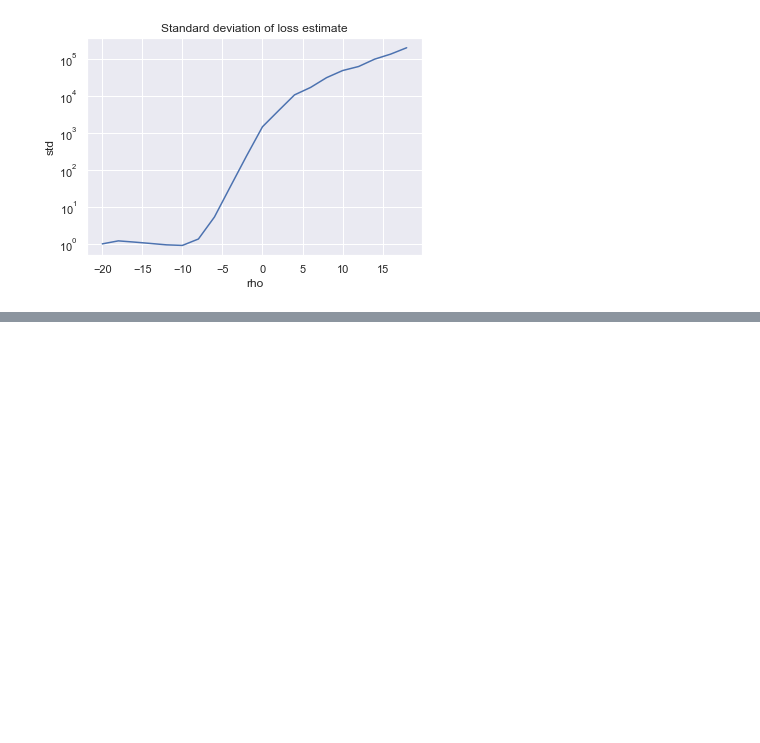
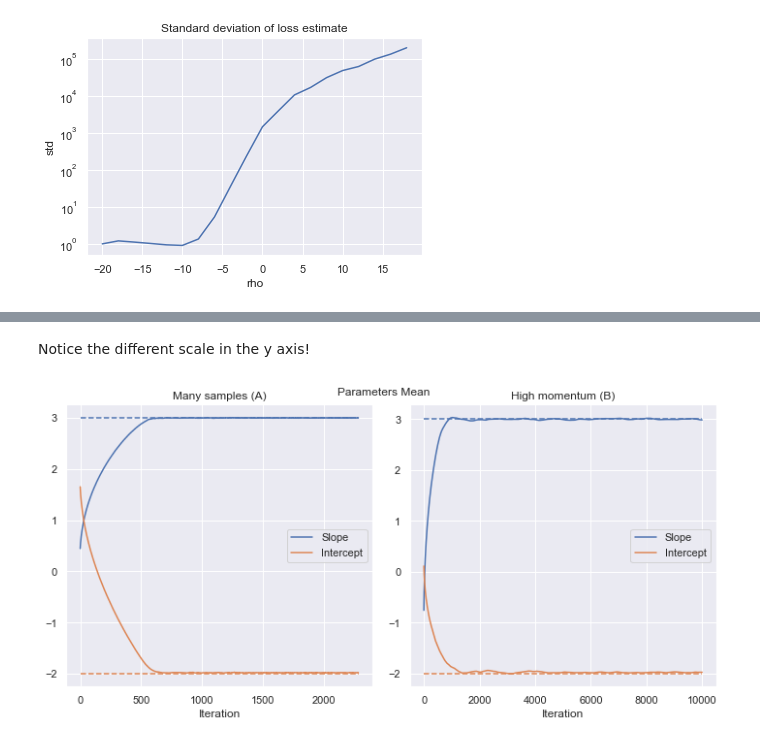
Before and after one commit to e-dorigatti/gaussian_processes, a Jupyter notebook: bayes_by_backprop.ipynb, the cells around one changed output, grey strips where cells are left out. Saved outputs shown, nothing was run; the diff lists cells and outputs as text; code cells hidden in the pictures; blank space fills up the shorter version.

```diff
--- a/bayes_by_backprop.ipynb
+++ b/bayes_by_backprop.ipynb
@@ -376,0 +383,27 @@ plt.show()
+# %% [markdown]
+Notice the different scale in the y axis!
+# %%
+def plot_parameters_mean(hist):
+    plt.plot([x[-1][0] for x in hist], label='Slope', color='C0')
+    plt.plot([0, len(hist)], [true_parameters[0], true_parameters[0]], '--', color='C0')
+    plt.plot([x[-1][1] for x in hist], label='Intercept', color='C1')
+    plt.plot([0, len(hist)], [true_parameters[1], true_parameters[1]], '--', color='C1')
+    plt.xlabel('Iteration')
+    plt.legend()
+
+
+plt.figure(figsize=(10, 5))
+plt.suptitle('Parameters Mean')
+
+plt.subplot(1, 2, 1)
+plt.title('Many samples (A)')
+plot_parameters_mean(many_samples)
+
+plt.subplot(1, 2, 2)
+plt.title('High momentum (B)')
+plot_parameters_mean(high_momentum)
+
+plt.tight_layout()
+plt.show()
+# %% [output]
+[figure, added]
```
Also changed, not shown: parts of 23 cells of this notebook.
